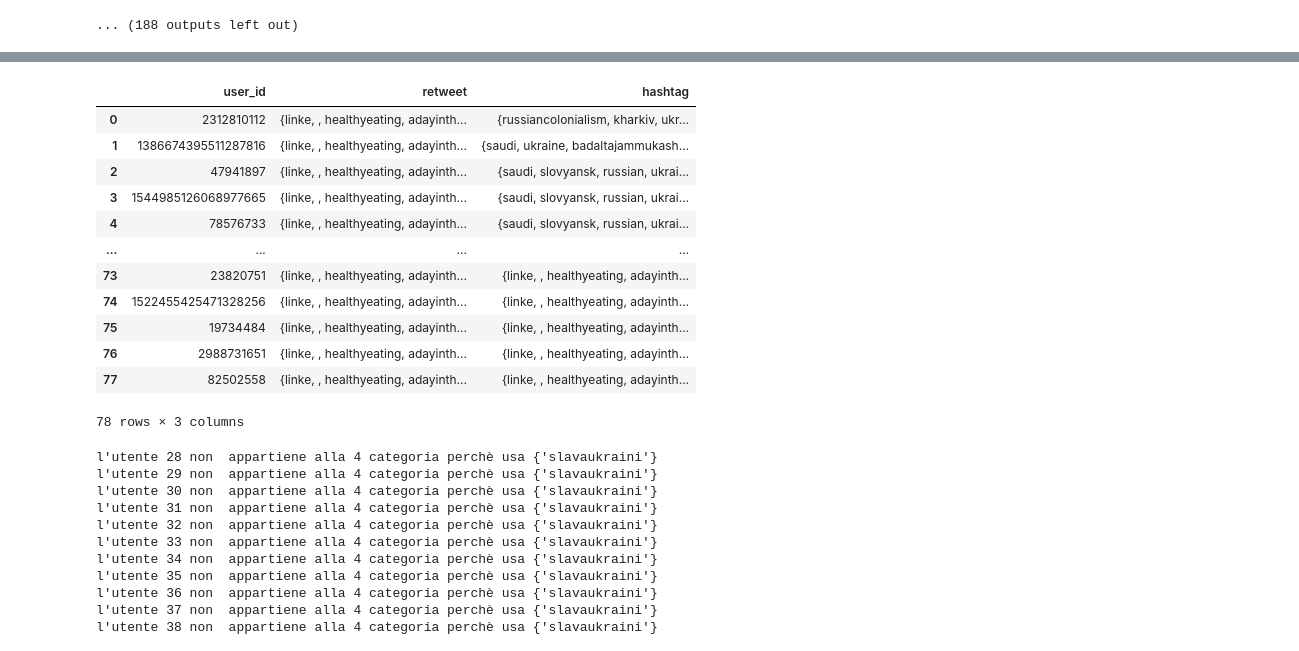
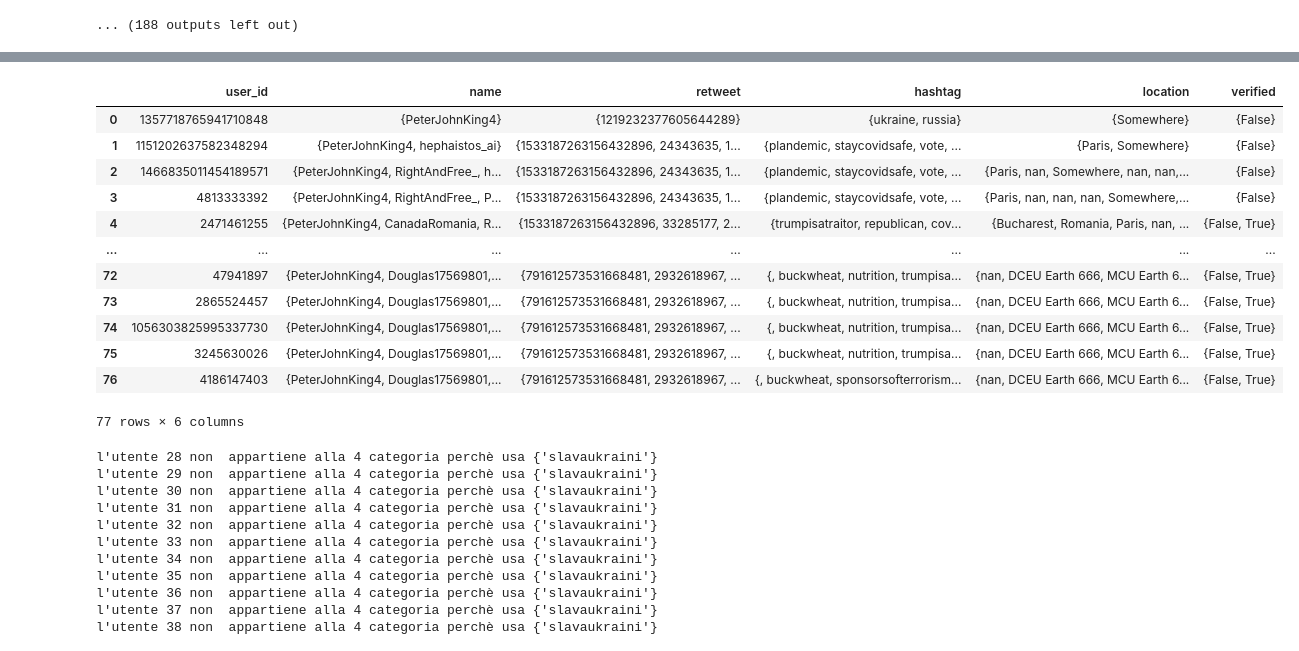
Before and after one commit to gatto/ds-network-analysis, a Jupyter notebook: py/prova_creazione_rete.ipynb, the cells around one changed output, grey strips where cells are left out. Cells and saved outputs as stored; diff of their text form; code cells hidden in the pictures.

```diff
--- a/py/prova_creazione_rete.ipynb
+++ b/py/prova_creazione_rete.ipynb
@@ -75,7 +75,7 @@ for e in user_id:
     verified_for_user[e]=u.df['author.verified']
     location_for_user[e]=u.df['author.location'].tolist()
     name_for_user[e]=u.df['author.name']
-    name_for_user[e]=u.df['author.username']
+   # name_for_user[e]=u.df['author.username']
 # %% [output]
 Reading secret from C:\Users\david\Documents\GitHub\ds-network-analysis\data\my_secrets.yaml…
 [interactive output not drawn]
@@ -91,11 +91,20 @@ Reading secret from C:\Users\david\Documents\GitHub\ds-network-analysis\data\my_
 [interactive output not drawn]
 ... (188 outputs left out)
 # %%
-user=[]
+user_id=[]
+name=[]
 hashtag=[]
 retweet=[]
+location=[]
+verified=[]
 for u,h in hashtag_for_user.items():
-    user.append(u)
+    user_id.append(u)
     hashtag.append(h)
 for u,r in retweet_for_user.items():
-    retweet_list.append(r)
+    retweet.append(r)
+for u,n in name_for_user.items():
+    name.append(n)
+for u,l in location_for_user.items():
+    location.append(l)
+for u,v in verified_for_user.items():
+    verified.append(v)
@@ -102,7 +115,10 @@ for u,r in retweet_for_user.items():
 # %%
 #create a pandas dataframe
-df_IDK1=pd.DataFrame({"user_id":user,
+df_nodes=pd.DataFrame({"user_id":user_id,
+                      'name': name,
                       'retweet': retweet,
-                        "hashtag":hashtag})
-df_IDK1
+                      "hashtag":hashtag,
+                     'location':location,
+                     'verified':verified})
+df_nodes
 # %% [output]
@@ -131,5 +147,12 @@ def lists_to_list(nested_lists):
     return set(outer_list)
 # %%
 outer_list = []
-df_IDK1['hashtag']=df_IDK1['hashtag'].map(lists_to_list)
-df_IDK1
+df_nodes['hashtag']=df_nodes['hashtag'].map(lists_to_list)
+outer_list = []
+df_nodes['retweet']=df_nodes['retweet'].map(lists_to_list)
+outer_list = []
+df_nodes['name']=df_nodes['name'].map(lists_to_list)
+outer_list = []
+df_nodes['location']=df_nodes['location'].map(lists_to_list)
+outer_list = []
+df_nodes['verified']=df_nodes['verified'].map(lists_to_list)
@@ -168,19 +182,19 @@ df_IDK1
 # %%
-df_IDK1
+df_nodes
 # %% [output]
-|  | user_id | retweet | hashtag |
-| 0 | 2312810112 | {linke, , healthyeating, adayinth... | {russiancolonialism, kharkiv, ukr... |
-| 1 | 1386674395511287816 | {linke, , healthyeating, adayinth... | {saudi, ukraine, badaltajammukash... |
-| 2 | 47941897 | {linke, , healthyeating, adayinth... | {saudi, slovyansk, russian, ukrai... |
-| 3 | 1544985126068977665 | {linke, , healthyeating, adayinth... | {saudi, slovyansk, russian, ukrai... |
-| 4 | 78576733 | {linke, , healthyeating, adayinth... | {saudi, slovyansk, russian, ukrai... |
-| ... | ... | ... | ... |
-| 73 | 23820751 | {linke, , healthyeating, adayinth... | {linke, , healthyeating, adayinth... |
-| 74 | 1522455425471328256 | {linke, , healthyeating, adayinth... | {linke, , healthyeating, adayinth... |
-| 75 | 19734484 | {linke, , healthyeating, adayinth... | {linke, , healthyeating, adayinth... |
-| 76 | 2988731651 | {linke, , healthyeating, adayinth... | {linke, , healthyeating, adayinth... |
-| 77 | 82502558 | {linke, , healthyeating, adayinth... | {linke, , healthyeating, adayinth... |
+|  | user_id | name | retweet | hashtag | location | verified |
+| 0 | 1357718765941710848 | {PeterJohnKing4} | {1219232377605644289} | {ukraine, russia} | {Somewhere} | {False} |
+| 1 | 1151202637582348294 | {PeterJohnKing4, hephaistos_ai} | {1533187263156432896, 24343635, 1... | {plandemic, staycovidsafe, vote, ... | {Paris, Somewhere} | {False} |
+| 2 | 1466835011454189571 | {PeterJohnKing4, RightAndFree_, h... | {1533187263156432896, 24343635, 1... | {plandemic, staycovidsafe, vote, ... | {Paris, nan, Somewhere, nan, nan,... | {False} |
+| 3 | 4813333392 | {PeterJohnKing4, RightAndFree_, P... | {1533187263156432896, 24343635, 1... | {plandemic, staycovidsafe, vote, ... | {Paris, nan, nan, nan, Somewhere,... | {False} |
+| 4 | 2471461255 | {PeterJohnKing4, CanadaRomania, R... | {1533187263156432896, 33285177, 2... | {trumpisatraitor, republican, cov... | {Bucharest, Romania, Paris, nan, ... | {False, True} |
+| ... | ... | ... | ... | ... | ... | ... |
+| 72 | 47941897 | {PeterJohnKing4, Douglas17569801,... | {791612573531668481, 2932618967, ... | {, buckwheat, nutrition, trumpisa... | {nan, DCEU Earth 666, MCU Earth 6... | {False, True} |
+| 73 | 2865524457 | {PeterJohnKing4, Douglas17569801,... | {791612573531668481, 2932618967, ... | {, buckwheat, nutrition, trumpisa... | {nan, DCEU Earth 666, MCU Earth 6... | {False, True} |
+| 74 | 1056303825995337730 | {PeterJohnKing4, Douglas17569801,... | {791612573531668481, 2932618967, ... | {, buckwheat, nutrition, trumpisa... | {nan, DCEU Earth 666, MCU Earth 6... | {False, True} |
+| 75 | 3245630026 | {PeterJohnKing4, Douglas17569801,... | {791612573531668481, 2932618967, ... | {, buckwheat, nutrition, trumpisa... | {nan, DCEU Earth 666, MCU Earth 6... | {False, True} |
+| 76 | 4186147403 | {PeterJohnKing4, Douglas17569801,... | {791612573531668481, 2932618967, ... | {, buckwheat, sponsorsofterrorism... | {nan, DCEU Earth 666, MCU Earth 6... | {False, True} |
-78 rows × 3 columns
+77 rows × 6 columns
 # %%
 proukr=set(["slavaukraini"]) #1 cat
 prorus=set(["istandwithputin", "istandwithrussia"]) #2 cat
```
Also changed, not shown: parts of 7 cells of this notebook, 2 other files.
